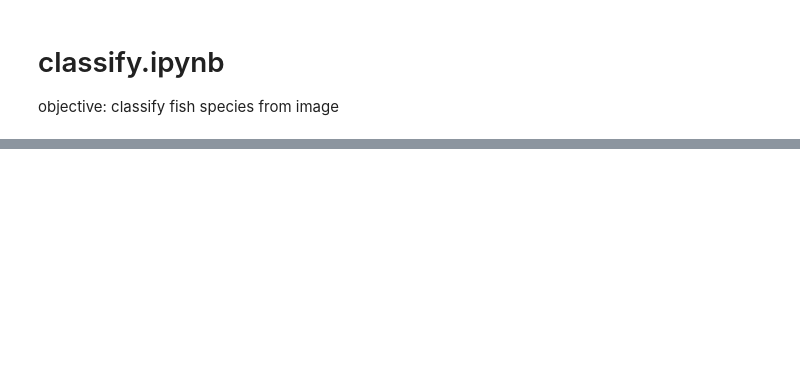
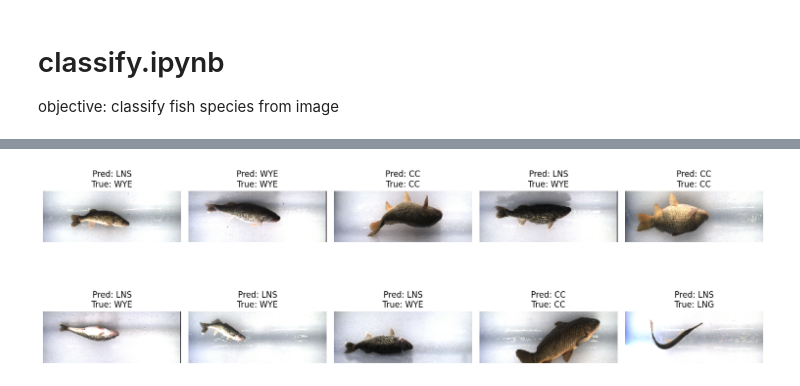
Before and after one commit to mmerioles/safse, a Jupyter notebook: notebooks/classify.ipynb, the cells around one changed output, grey strips where cells are left out. Saved outputs shown, nothing was run; the diff lists cells and outputs as text; code cells hidden in the pictures; blank space fills up the shorter version.

```diff
--- a/notebooks/classify.ipynb
+++ b/notebooks/classify.ipynb
@@ -5,5 +9,3 @@ objective: classify fish species from image
 # %%
-import pickle
-
-with open('folds.pkl', 'rb') as f:
-    data = pickle.load(f)
+with open('../data/folds-w-meta.pkl', 'rb') as f:
+    metadata = pickle.load(f, encoding='latin1')
@@ -31,3 +11,0 @@ plt.imshow(img)
-# %%
-with open('folds-w-meta.pkl', 'rb') as f:
-    metadata = pickle.load(f, encoding='latin1')
@@ -55,0 +29,6 @@ print(metadata[0]['class'])
+# %%
+# looking at all the folds
+
+for i in range(len(metadata)):
+    print(f"Fold {i}")
+    print(metadata[i]['data'].shape)
@@ -55,0 +98,7 @@ print(metadata[0]['class'])
+# %%
+# normalization step
+X_train = X_train.astype("float32") / 255.0
+X_val   = X_val.astype("float32") / 255.0
+X_test  = X_test.astype("float32") / 255.0
+
+print(X_train.min(), X_train.max())
@@ -55,0 +228,15 @@ print(metadata[0]['class'])
+# %%
+# pick 10 random image indices
+random_idxs = np.random.choice(len(X_test), size=10, replace=False)
+fig, axes = plt.subplots(2, 5, figsize=(15, 6))
+
+for ax, idx in zip(axes.flat, random_idxs):
+
+    ax.imshow(X_test[idx])
+    ax.set_title(f"Pred: {pred_labels[idx]}\nTrue: {y_test[idx]}")
+    ax.axis('off')
+
+plt.tight_layout()
+plt.show()
+# %% [output]
+[figure, added]
```
Also changed, not shown: parts of 18 cells of this notebook, 1 other file.
